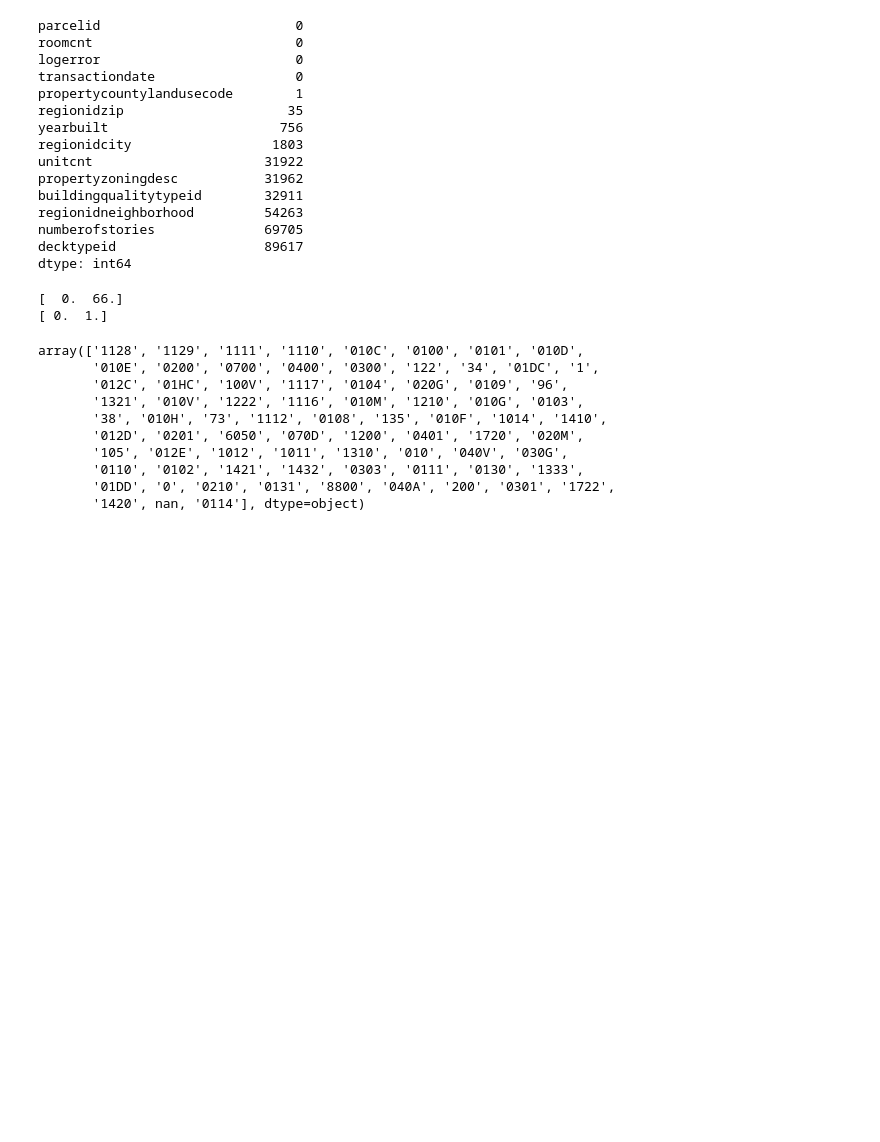
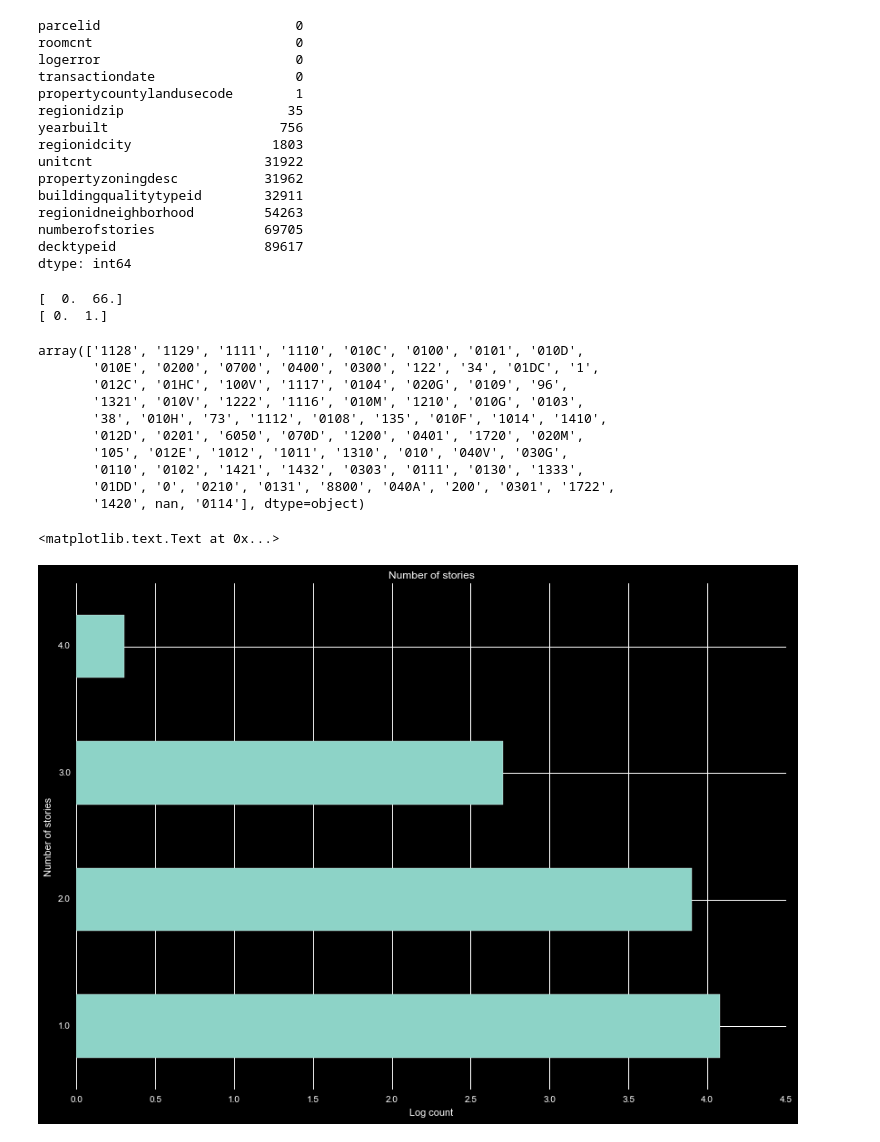
Before and after one commit to markertsean/zillow, a Jupyter notebook: Explore_Purchased.ipynb, the cells around one changed output. Saved outputs shown, nothing was run; the diff lists cells and outputs as text; code cells hidden in the pictures; blank space fills up the shorter version.

```diff
--- a/Explore_Purchased.ipynb
+++ b/Explore_Purchased.ipynb
@@ -899,3 +899,10 @@ array(['1128', '1129', '1111', '1110', '010C', '0100', '0101', '010D',
        '0110', '0102', '1421', '1432', '0303', '0111', '0130', '1333',
        '01DD', '0', '0210', '0131', '8800', '040A', '200', '0301', '1722',
        '1420', nan, '0114'], dtype=object)
+# %%
+ax = np.log10(foo['numberofstories'].value_counts(sort=True)).plot.barh().set_title( 'Number of stories' )
+plt.ylabel( 'Number of stories' )
+plt.xlabel( 'Log count' )
+# %% [output]
+<matplotlib.text.Text at 0x...>
+[figure, added]
```
Also changed, not shown: parts of 14 cells of this notebook, 1 other file.
